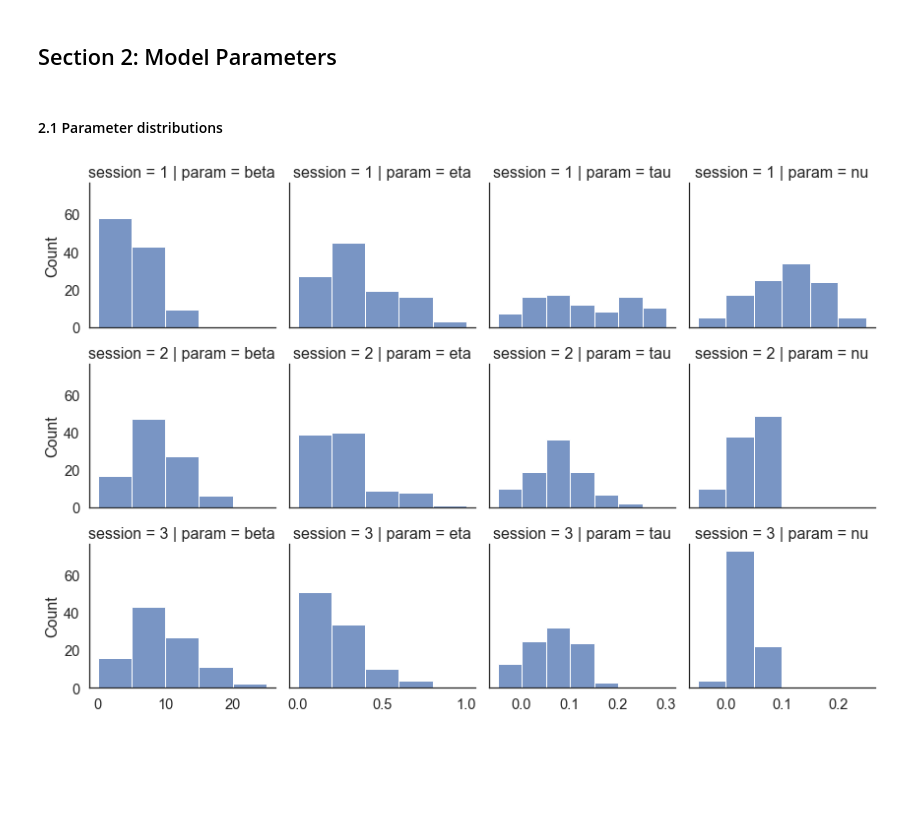
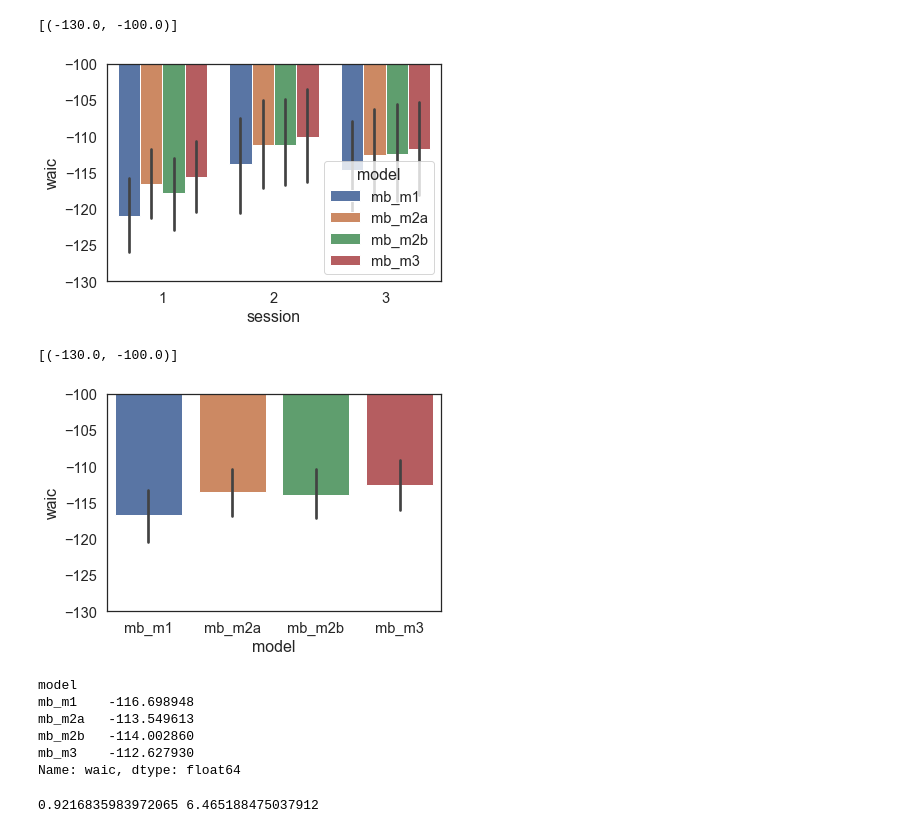
Before and after one commit to nivlab/RobotFactory, a Jupyter notebook: study02/04_Posterior.ipynb, the cells around one changed output. Cells and saved outputs as stored; diff of their text form; code cells hidden in the pictures; blank space fills up the shorter version.

```diff
--- a/study02/04_Posterior.ipynb
+++ b/study02/04_Posterior.ipynb
@@ -97,51 +33,25 @@ g.set(xlim=(-0.05,1.05), ylim=(-0.05,1.05));
-# %% [markdown]
-## Section 2: Model Parameters
-# %%
-## Define parameters.
-stan_model = 'infinite_m1_pp'
-sessions = [1,2,3]
-
-## Iteratively load models.
-data = []
-
-for i in sessions:
-
-    ## Load posterior predictive check data.
-    df = read_csv(os.path.join('stan_results', f'{stan_model}_s{i}_summary.tsv'), sep='\t')
-
-    ## Add metadata.
-    df.insert(0, 'session', i)
-
-    ## Append.
-    data.append(df)
-
-## Concatenate DataFrames.
-data = concat(data).set_index('name')
-# %% [markdown]
-#### 2.1 Parameter distributions
-# %%
-## Initialize canvas.
-fig, axes = plt.subplots(3, 4, figsize=(12,8), sharey=True)
-
-## Define details.
-bins = [np.arange(0,30,5), np.linspace(0,1,6), np.arange(-0.05,0.35,0.05), np.arange(-0.05,0.30,0.05)]
-
-## Main loop.
-for i, session in enumerate(sessions):
-
-    for j, param in enumerate(['beta','eta','tau','nu']):
-
-        ## Extract parameter.
-        x = data.query(f'session=={session}').T.filter(regex=f'^{param}\[').T.Mean.values
-
-        ## Plot distribution.
-        sns.histplot(x=x, bins=bins[j], ax=axes[i,j])
-
-        ## Add detail.
-        if not i == 2: axes[i,j].set_xticks([])
-        axes[i,j].set_title(f'session = {session} | param = {param}')
-
-sns.despine()
-plt.tight_layout()
-# %% [output]
-[figure, removed]
+# %%
+gb = data.groupby(['model','session','subject']).waic.sum().reset_index()
+
+ax = sns.barplot(x='session', y='waic', hue='model', data=gb)
+ax.set(ylim=(-130,-100))
+# %% [output]
+[(-130.0, -100.0)]
+[figure, added]
+# %%
+gb = data.groupby(['model','session','subject']).waic.sum().reset_index()
+
+ax = sns.barplot(x='model', y='waic',data=gb)
+ax.set(ylim=(-130,-100))
+# %% [output]
+[(-130.0, -100.0)]
+[figure, added]
+# %%
+gb.groupby('model').waic.mean()
+# %% [output]
+model
+mb_m1    -116.698948
+mb_m2a   -113.549613
+mb_m2b   -114.002860
+mb_m3    -112.627930
+Name: waic, dtype: float64
@@ -147,0 +62,4 @@ plt.tight_layout()
+# %%
+print(x.mean(), x.mean() / (x.std() / np.sqrt(x.size)))
+# %% [output]
+0.9216835983972065 6.465188475037912
```
Also changed, not shown: parts of 18 cells of this notebook, 9 other files.
